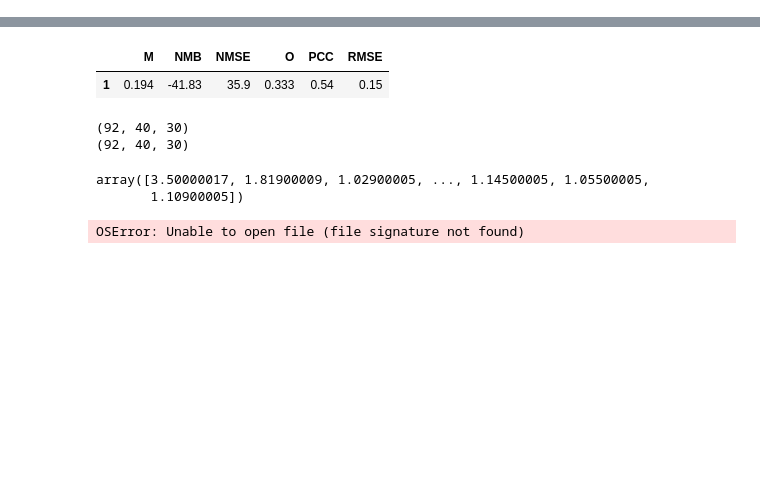
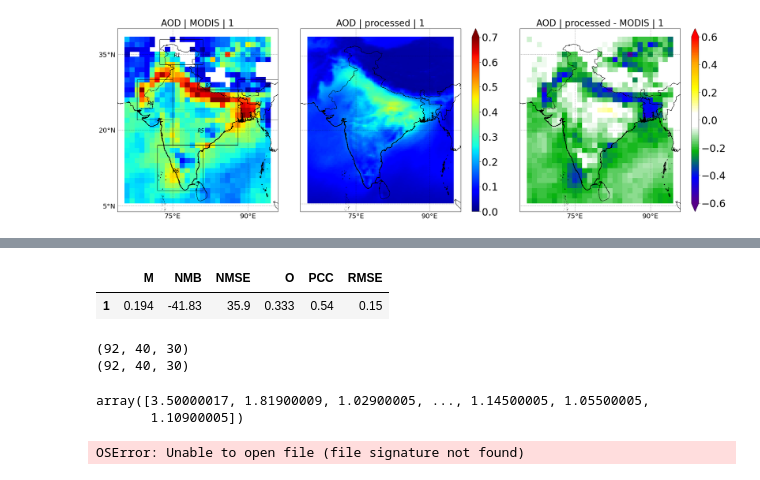
Before and after one commit to Kaushikreddym/Codes_Sharing, a Jupyter notebook: STATS_SPATIAL/AOD_FNL.ipynb, the cells around one changed output, grey strips where cells are left out. Saved outputs shown, nothing was run; the diff lists cells and outputs as text; code cells hidden in the pictures; blank space fills up the shorter version.

```diff
--- a/STATS_SPATIAL/AOD_FNL.ipynb
+++ b/STATS_SPATIAL/AOD_FNL.ipynb
@@ -167,7 +167,7 @@ def reg_sel():
     resol['R4'] = [[68,75],[22,30]]
     resol['R5'] = [[75,88],[17,24]]
     resol['R6'] = [[72,81],[8,17]]
-    resol['ind'] = [[65,95],[5,45]]
+    resol['ind'] = [[65,95],[5,39]]
 
     resol['IGP'] = [[75,83],[23,28]]#,['1971-1-1','2010-12-31'],'N_box']
     resol['EI'] = [[85,90],[20,25]]
@@ -248,7 +248,7 @@ ranspec= {}
 ranspec['od550aer']=[0,0.7]
 vname = 'od550aer'
 #dmap = ['NoLBC_DU','dust_Mapping1', 'dust_Mapping2','dust_Mapping3','dust_Mapping4','dust_Mapping5','dust4']
-dmap = ['NoLBC_DU','processed','dust_Mapping2']
+
 
 def ext_WRF(vname,dmap):
     dset_WRF = []
@@ -274,6 +274,7 @@ def ext_OBS():
 
     return dset_OBS
 
+dmap = ['dust_Mapping2','processed']
 dset_WRF = ext_WRF(vname,dmap)
 dset_OBS = ext_OBS()['MODIS-AOD']
 
@@ -306,0 +308,72 @@ for exp in range(2):
+# %%
+stdvname = 'AOD'
+
+for tperiod in [1]:
+    with ProgressBar():
+        OBS_mean = regionX(timeX(dset_OBS,tperiod),'ind').mean('time').compute()
+        WRF_mean = regionX(timeX(dset_WRF,tperiod),'ind').mean('time').compute()
+
+    cart = ccrs.PlateCarree()
+    resol = reg_sel()
+
+    ran = ranspec[vname]
+    cmpi = plt.cm.jet
+    fig = plt.figure(figsize= (15,15))
+
+    j=0
+    tperiod = str(tperiod)
+    title= stdvname+' | MODIS | '+tperiod
+    ax = fig.add_axes([0.1+j*0.5,0.1,0.5,0.5],projection=cart)
+    ax,pmesh,gl = spatial_plot(ax,OBS_mean.lat,OBS_mean.lon,OBS_mean,cart,ran,cmpi,title)
+
+    gl.ylabels_left = True
+
+    ###################
+    # Draw Patches
+    ###################
+    for reg in ['R1','R2','R3','R4','R5','R6']:
+        if reg=='R2':
+            ax.add_patch(mpatches.Polygon(xy=np.array([[75,75,80,80,88,88],[24,33,33,28,28,24]]).T,facecolor='none',edgecolor='black',transform=ccrs.PlateCarree()))
+            pos = np.array(resol[reg]).mean(axis=1)
+            ax.text(pos[0],pos[1], reg, style ='italic', fontsize = 15, color ="black",transform=ccrs.PlateCarree())
+        else:
+            pos = np.array(resol[reg]).mean(axis=1)
+            ax.add_patch(mpatches.Rectangle(xy=[resol[reg][0][0], resol[reg][1][0]], width=resol[reg][0][1]-resol[reg][0][0], height=resol[reg][1][1]-resol[reg][1][0],facecolor='none',edgecolor='black',transform=ccrs.PlateCarree()))
+            ax.text(pos[0]-1.5,pos[1]-1, reg, style ='italic', fontsize = 15, color ="black",transform=ccrs.PlateCarree())
+
+    i=1
+    #for i in range(WRF_mean.shape[0]):
+
+    title = stdvname+' | '+str(WRF_mean[i].exp.values)+' | '+tperiod
+    ax = fig.add_axes([0.1+(i)*0.5,0.1,0.5,0.5],projection=cart)
+    ax,pmesh,gl = spatial_plot(ax,WRF_mean.lat,WRF_mean.lon,WRF_mean.isel(exp=i),cart,ran,cmpi,title)
+
+    gl.ylabels_left = False
+    gl.xlabels_bottom = True
+
+    cax = fig.add_axes([0.1+(i+1)*0.5,0.1,0.02,0.5])
+    cbar =  plt.colorbar(pmesh,extend='max', cax=cax)
+    cbar.ax.tick_params(labelsize=30)
+
+    import cmaps
+    cmpi = cmaps.ViBlGrWhYeOrRe
+
+    WRF_interp = WRF_mean.sel(lat=OBS_mean.lat,lon=OBS_mean.lon,method='nearest')
+
+    ran = [-0.6,0.6]
+    #for i in range(WRF_mean.shape[0]):
+    title= stdvname+' | '+str(WRF_mean[i].exp.values)+' - MODIS | '+tperiod
+    ax = fig.add_axes([0.2+(i+1)*0.5,0.1,0.5,0.5],projection=cart)
+    ax,pmesh,gl = spatial_plot(ax,OBS_mean.lat,OBS_mean.lon,WRF_interp.isel(exp=i) - OBS_mean.data,cart,ran,cmpi,title)
+
+    gl.ylabels_left = False
+    gl.xlabels_bottom = True
+
+    cax = fig.add_axes([0.2+(i+2)*0.5,0.1,0.02,0.5])
+    cbar =  plt.colorbar(pmesh,extend='both', cax=cax)
+    cbar.ax.tick_params(labelsize=30)
+
+    #plt.savefig('AOD_spatial_diff_'+str(tperiod)+'.png',bbox_inches='tight',dpi=100)
+    #plt.clf()
+    #plt.close('all')
+# %% [output]
@@ -306,0 +384 @@ for exp in range(2):
+[figure, added]
```
Also changed, not shown: parts of 4 cells of this notebook, 15 other files.
